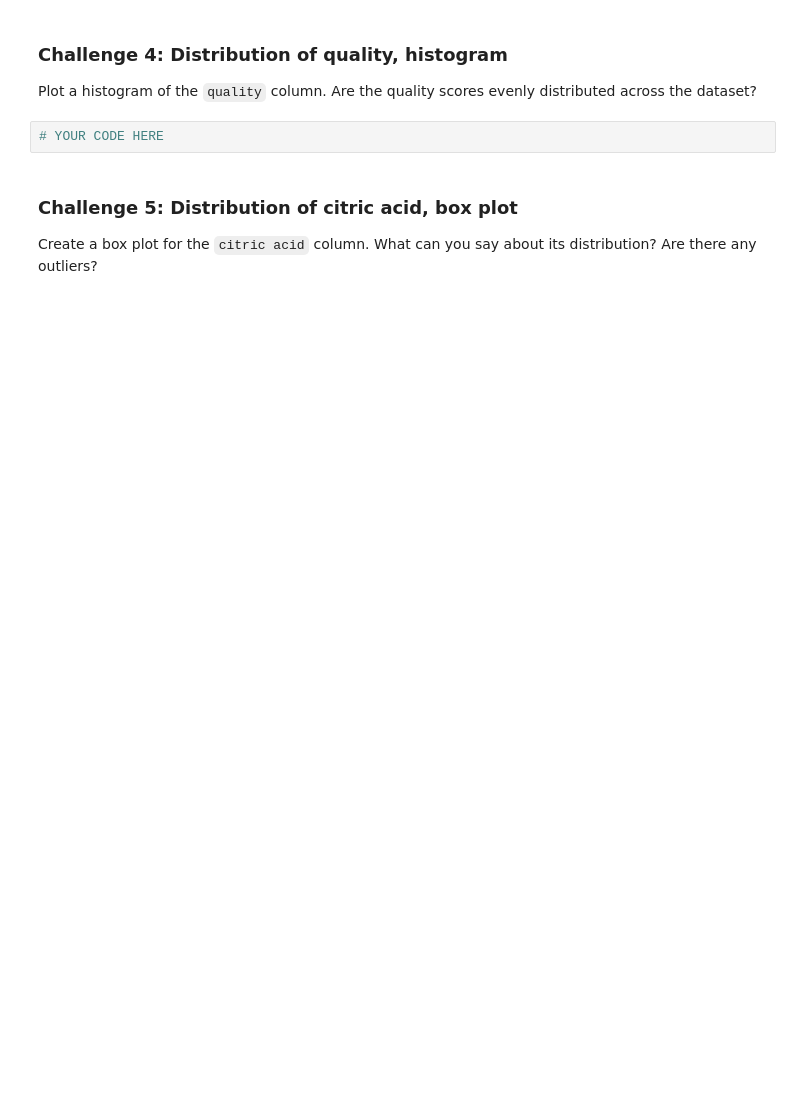
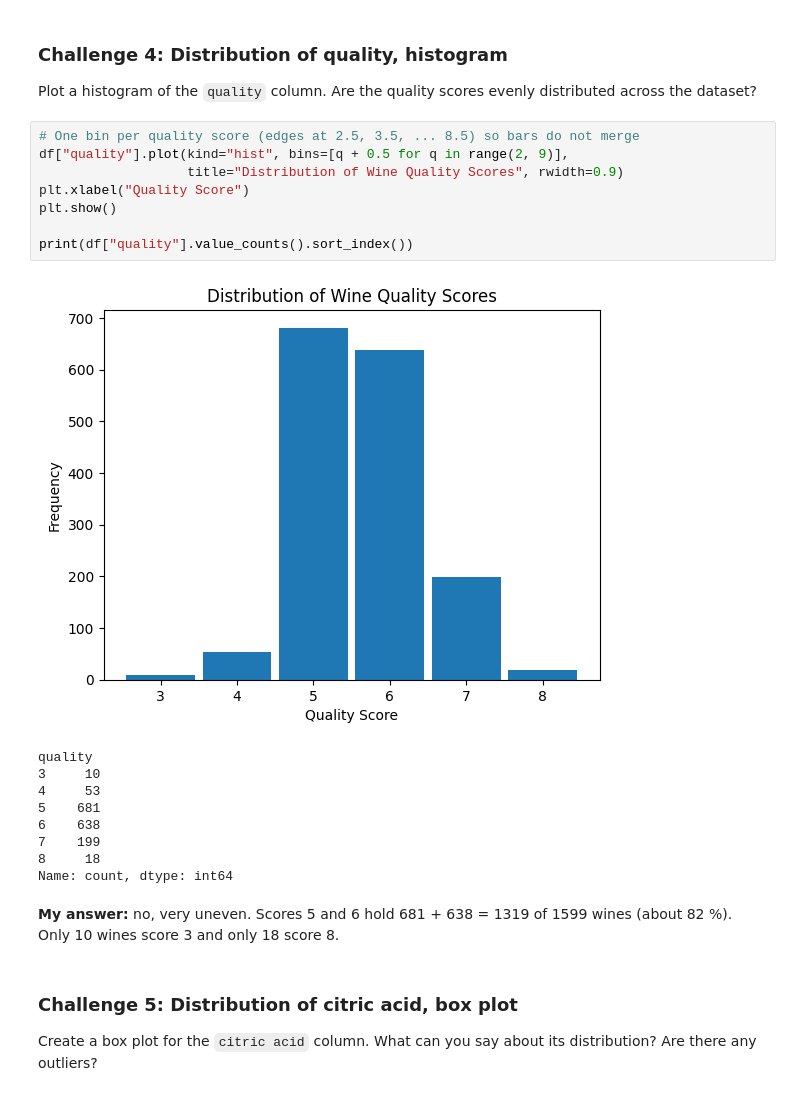
Before and after one commit to crsbln/ds-pandas-numpy, a Jupyter notebook: 1_Pandas/03_Introduction_to_Visualization.ipynb, the cells around one changed output. Saved outputs shown, nothing was run; the diff lists cells and outputs as text; blank space fills up the shorter version.

```diff
--- a/1_Pandas/03_Introduction_to_Visualization.ipynb
+++ b/1_Pandas/03_Introduction_to_Visualization.ipynb
@@ -160,7 +218,26 @@ Create a scatter plot of `total_acidity` (y-axis) against `pH` (x-axis). Does th
 
 Plot a histogram of the `quality` column. Are the quality scores evenly distributed across the dataset?
 # %%
-# YOUR CODE HERE
+# One bin per quality score (edges at 2.5, 3.5, ... 8.5) so bars do not merge
+df["quality"].plot(kind="hist", bins=[q + 0.5 for q in range(2, 9)],
+                   title="Distribution of Wine Quality Scores", rwidth=0.9)
+plt.xlabel("Quality Score")
+plt.show()
+
+print(df["quality"].value_counts().sort_index())
+# %% [output]
+[figure, added]
+quality
+3     10
+4     53
+5    681
+6    638
+7    199
+8     18
+Name: count, dtype: int64
+# %% [markdown]
+**My answer:** no, very uneven. Scores 5 and 6 hold 681 + 638 = 1319 of 1599 wines (about 82 %).
+Only 10 wines score 3 and only 18 score 8.
 # %% [markdown]
 ### Challenge 5: Distribution of citric acid, box plot
 
```
Also changed, not shown: parts of 16 cells of this notebook, 11 other files.
